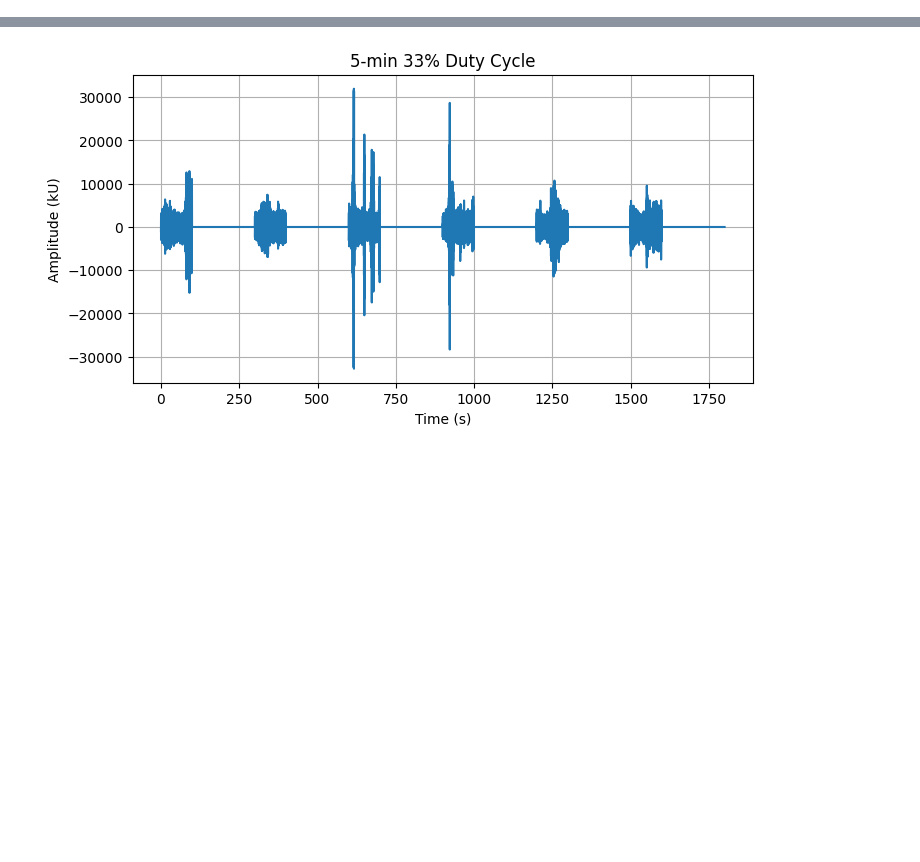
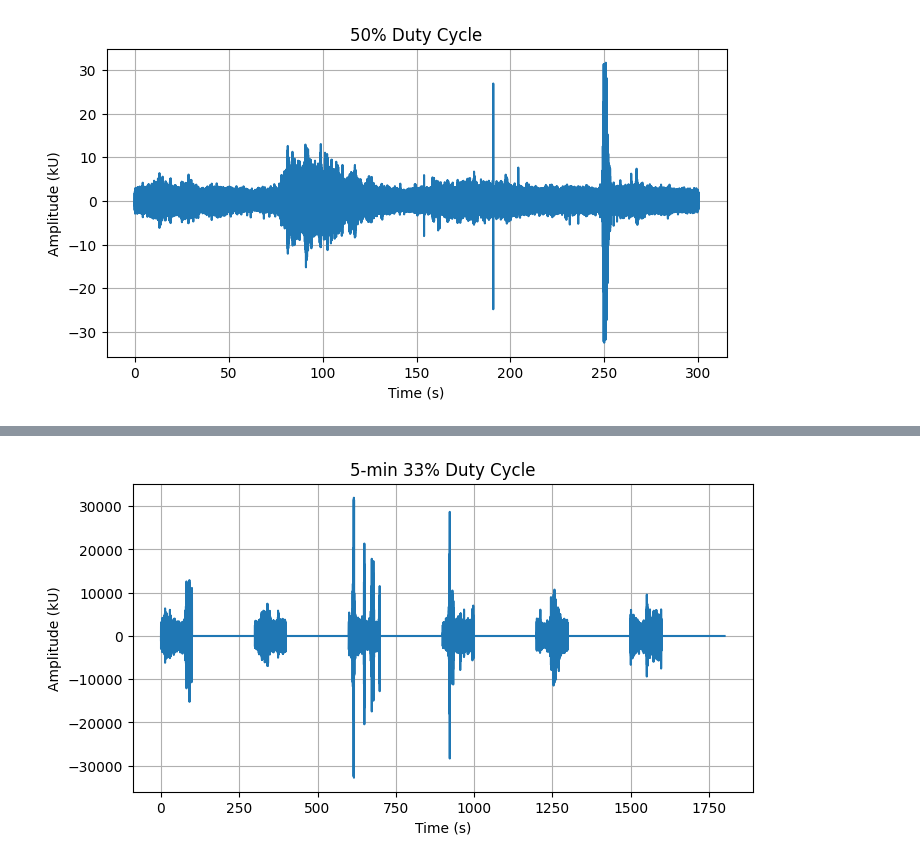
Before and after one commit to ctuguinay/bat-detector-msds, a Jupyter notebook: notebooks/subsample.ipynb, the cells around one changed output, grey strips where cells are left out. Cells and saved outputs as stored; diff of their text form; code cells hidden in the pictures; blank space fills up the shorter version.

```diff
--- a/notebooks/subsample.ipynb
+++ b/notebooks/subsample.ipynb
@@ -48,9 +52,11 @@ import time
 # %%
-# plt.figure(figsize=(8, 4))
-# plt.title("50% Duty Cycle")
-# plt.plot(s3/fs, audio3/1000)
-# plt.ylabel("Amplitude (kU)")
-# plt.xlabel("Time (s)")
-# plt.grid(which="both")
-# plt.show()
+plt.figure(figsize=(8, 4))
+plt.title("50% Duty Cycle")
+plt.plot(s3/fs, audio3/1000)
+plt.ylabel("Amplitude (kU)")
+plt.xlabel("Time (s)")
+plt.grid(which="both")
+plt.show()
+# %% [output]
+[figure, added]
 # %%
```
Also changed, not shown: parts of 10 cells of this notebook.
